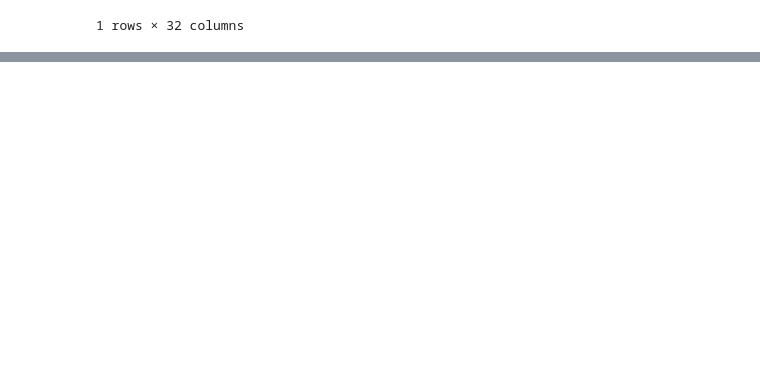
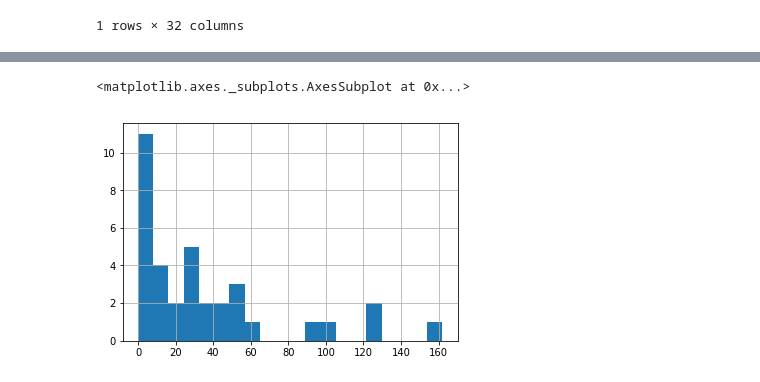
Before and after one commit to Cjcarlevato/data-question-4-affordable-housing-green-dogs, a Jupyter notebook: DQ4_Michael.ipynb, the cells around one changed output, grey strips where cells are left out. Drawn from its saved outputs; the diff is of its cells as text; code cells hidden in the pictures; blank space fills up the shorter version.

```diff
--- a/DQ4_Michael.ipynb
+++ b/DQ4_Michael.ipynb
@@ -813,0 +1101,5 @@ census_2016.loc[census_2016['GEO.id2'].str.contains('37019200')]
+# %%
+aff_per_district.New_Multi.hist(bins = 20)
+# %% [output]
+<matplotlib.axes._subplots.AxesSubplot at 0x...>
+[figure, added]
```
Also changed, not shown: parts of 93 cells of this notebook.
